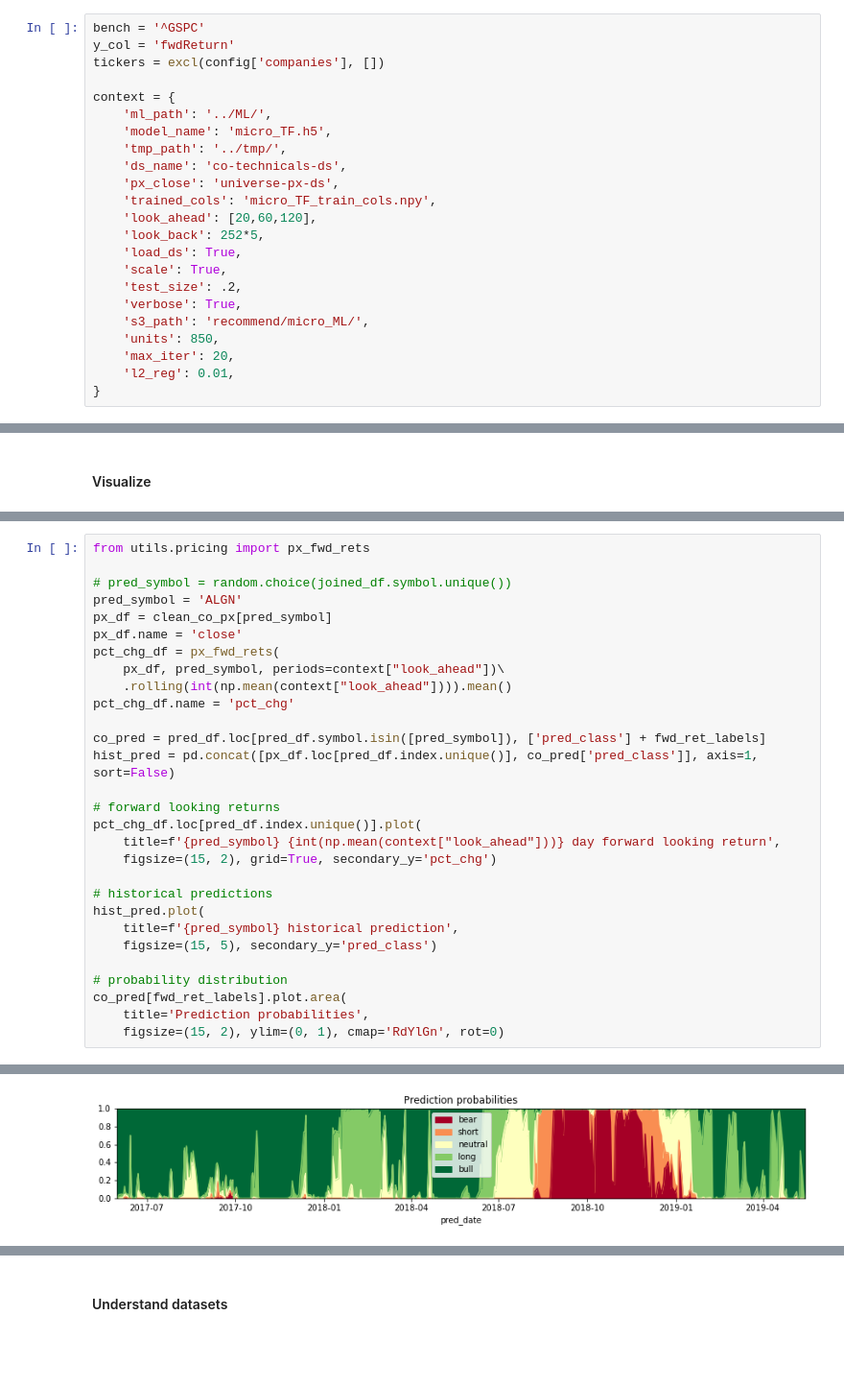
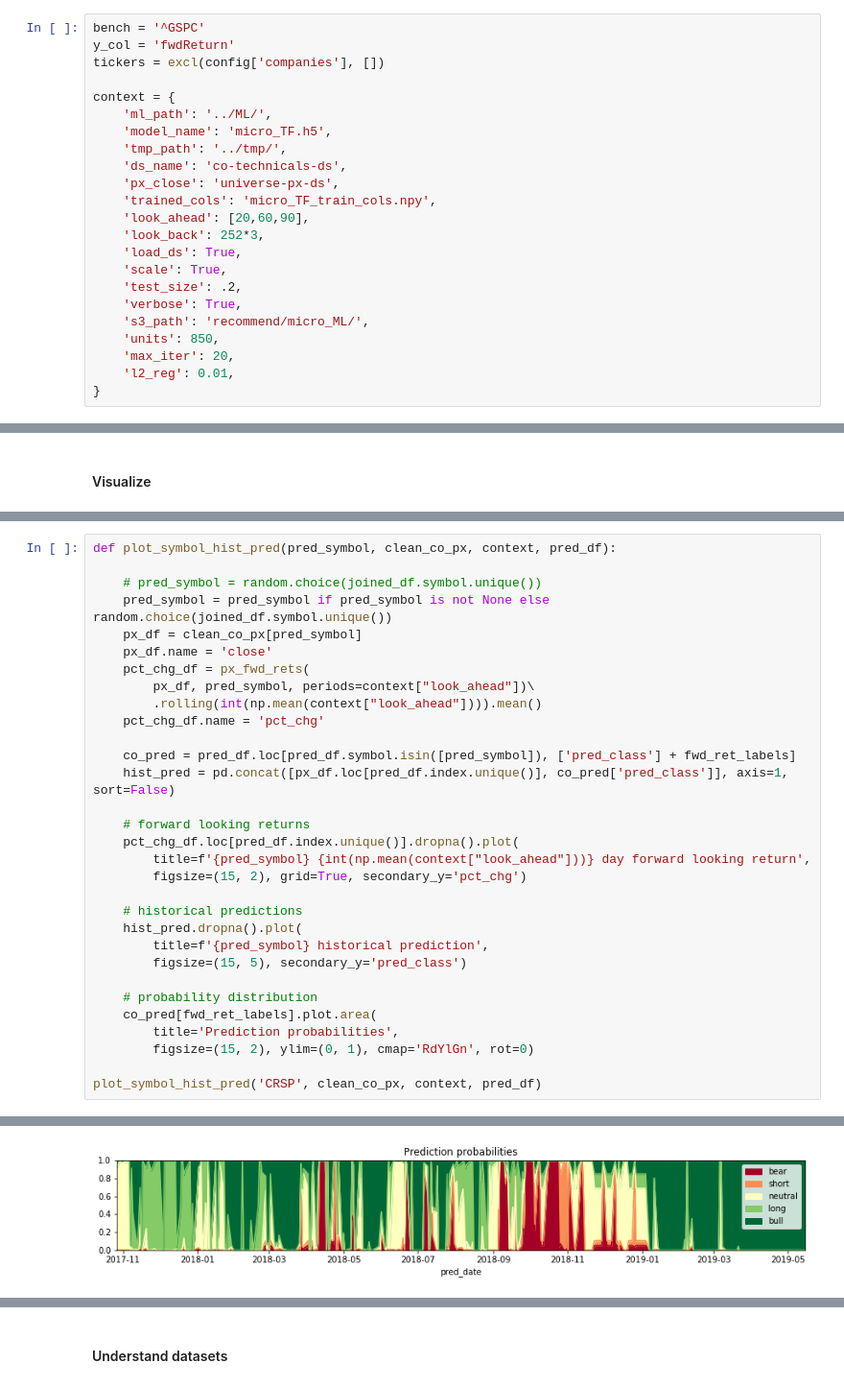
Before and after one commit to webclinic017/inception, a Jupyter notebook: notebooks/micro_TF.ipynb, the cells around one changed output, grey strips where cells are left out. Shown at 96% size. Drawn from its saved outputs; the diff is of its cells as text; blank space fills up the shorter version.

Commit message:
Improvements for running and visualizing experiments.

```diff
--- a/notebooks/micro_TF.ipynb
+++ b/notebooks/micro_TF.ipynb
@@ -63,8 +63,8 @@ context = {
     'ds_name': 'co-technicals-ds',
     'px_close': 'universe-px-ds',
     'trained_cols': 'micro_TF_train_cols.npy',
-    'look_ahead': [20,60,120],
-    'look_back': 252*5,
+    'look_ahead': [20,60,90],
+    'look_back': 252*3,
     'load_ds': True,
     'scale': True,
     'test_size': .2,
@@ -549,33 +552,35 @@ bear      0.03
 Name: pred_label, dtype: float64
 # %%
-from utils.pricing import px_fwd_rets
+def plot_symbol_hist_pred(pred_symbol, clean_co_px, context, pred_df):
 
-# pred_symbol = random.choice(joined_df.symbol.unique())
-pred_symbol = 'ALGN'
-px_df = clean_co_px[pred_symbol]
-px_df.name = 'close'
-pct_chg_df = px_fwd_rets(
-    px_df, pred_symbol, periods=context["look_ahead"])\
-    .rolling(int(np.mean(context["look_ahead"]))).mean()
-pct_chg_df.name = 'pct_chg'
+    # pred_symbol = random.choice(joined_df.symbol.unique())
+    pred_symbol = pred_symbol if pred_symbol is not None else random.choice(joined_df.symbol.unique())
+    px_df = clean_co_px[pred_symbol]
+    px_df.name = 'close'
+    pct_chg_df = px_fwd_rets(
+        px_df, pred_symbol, periods=context["look_ahead"])\
+        .rolling(int(np.mean(context["look_ahead"]))).mean()
+    pct_chg_df.name = 'pct_chg'
 
-co_pred = pred_df.loc[pred_df.symbol.isin([pred_symbol]), ['pred_class'] + fwd_ret_labels]
-hist_pred = pd.concat([px_df.loc[pred_df.index.unique()], co_pred['pred_class']], axis=1, sort=False)
+    co_pred = pred_df.loc[pred_df.symbol.isin([pred_symbol]), ['pred_class'] + fwd_ret_labels]
+    hist_pred = pd.concat([px_df.loc[pred_df.index.unique()], co_pred['pred_class']], axis=1, sort=False)
 
-# forward looking returns
-pct_chg_df.loc[pred_df.index.unique()].plot(
-    title=f'{pred_symbol} {int(np.mean(context["look_ahead"]))} day forward looking return',
-    figsize=(15, 2), grid=True, secondary_y='pct_chg')
+    # forward looking returns
+    pct_chg_df.loc[pred_df.index.unique()].dropna().plot(
+        title=f'{pred_symbol} {int(np.mean(context["look_ahead"]))} day forward looking return',
+        figsize=(15, 2), grid=True, secondary_y='pct_chg')
 
-# historical predictions
-hist_pred.plot(
-    title=f'{pred_symbol} historical prediction',
-    figsize=(15, 5), secondary_y='pred_class')
+    # historical predictions
+    hist_pred.dropna().plot(
+        title=f'{pred_symbol} historical prediction',
+        figsize=(15, 5), secondary_y='pred_class')
 
-# probability distribution
-co_pred[fwd_ret_labels].plot.area(
-    title='Prediction probabilities',
-    figsize=(15, 2), ylim=(0, 1), cmap='RdYlGn', rot=0)
+    # probability distribution
+    co_pred[fwd_ret_labels].plot.area(
+        title='Prediction probabilities',
+        figsize=(15, 2), ylim=(0, 1), cmap='RdYlGn', rot=0)
+
+plot_symbol_hist_pred('CRSP', clean_co_px, context, pred_df)
 # %% [output]
 Passing list-likes to .loc or [] with any missing label will raise
 KeyError in the future, you can use .reindex() as an alternative.
@@ -595 +599 @@ https://pandas.pydata.org/pandas-docs/stable/indexing.html#deprecate-loc-reindex
-[figure, old version]
+[figure, new version]
```
Also changed, not shown: parts of 32 cells of this notebook.
